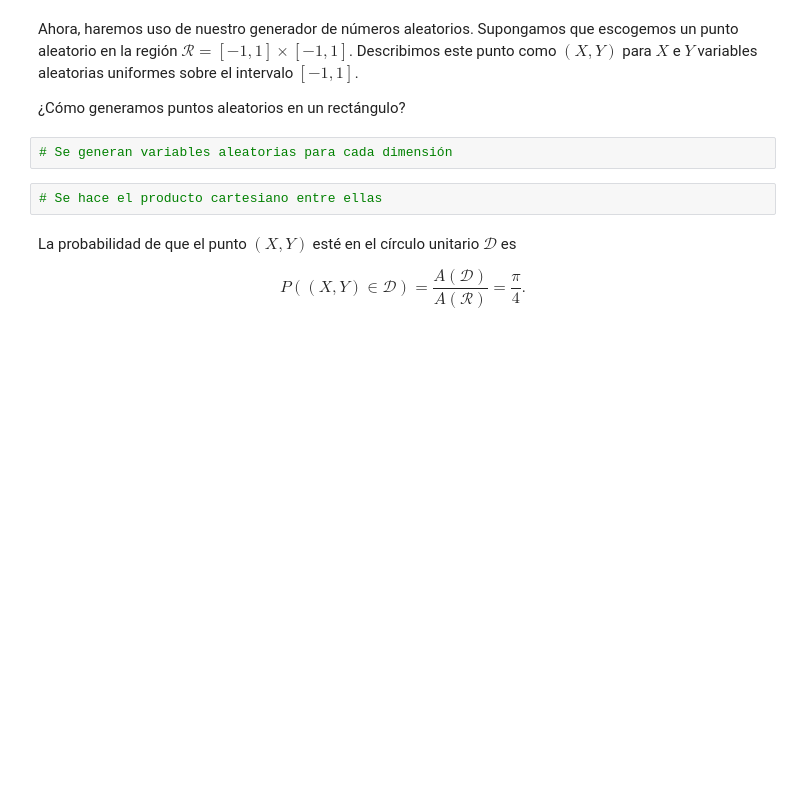
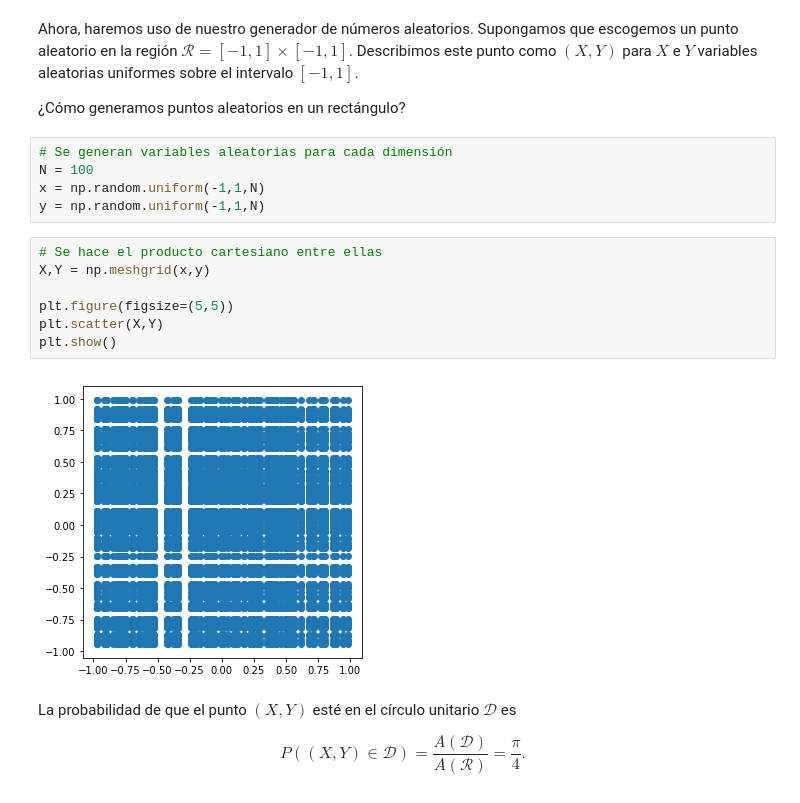
Before and after one commit to zapatacc/SimMat2019-1, a Jupyter notebook: Modulo2/Clase10_IntegracionMontecarlo.ipynb, the cells around one changed output. Drawn from its saved outputs; the diff is of its cells as text; blank space fills up the shorter version.

```diff
--- a/Modulo2/Clase10_IntegracionMontecarlo.ipynb
+++ b/Modulo2/Clase10_IntegracionMontecarlo.ipynb
@@ -213,8 +328,18 @@ Ahora, haremos uso de nuestro generador de números aleatorios. Supongamos que e
 ¿Cómo generamos puntos aleatorios en un rectángulo?
 # %%
 # Se generan variables aleatorias para cada dimensión
+N = 100
+x = np.random.uniform(-1,1,N)
+y = np.random.uniform(-1,1,N)
 # %%
 # Se hace el producto cartesiano entre ellas
+X,Y = np.meshgrid(x,y)
+
+plt.figure(figsize=(5,5))
+plt.scatter(X,Y)
+plt.show()
+# %% [output]
+[figure, added]
 # %% [markdown]
 La probabilidad de que el punto $(X,Y)$ esté en el círculo unitario $\mathcal{D}$ es
 
```
Also changed, not shown: parts of 24 cells of this notebook.
